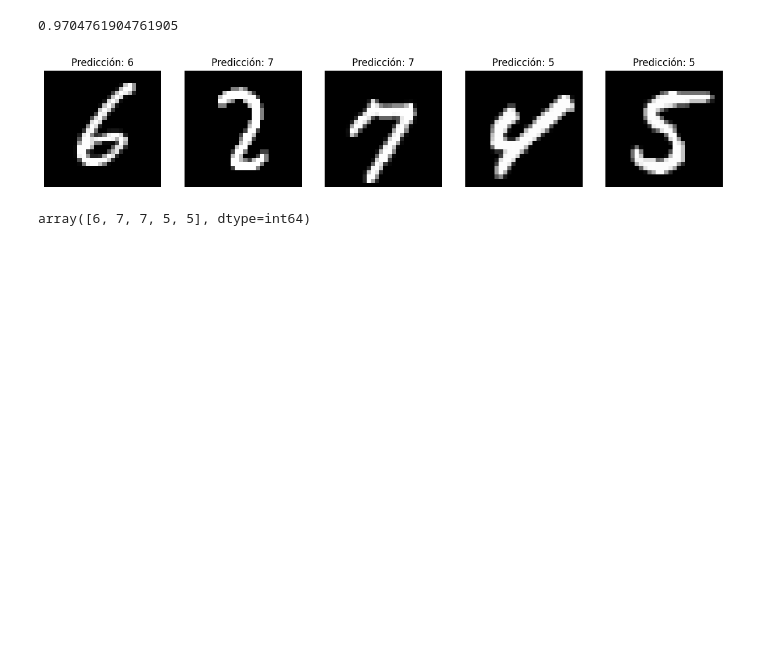
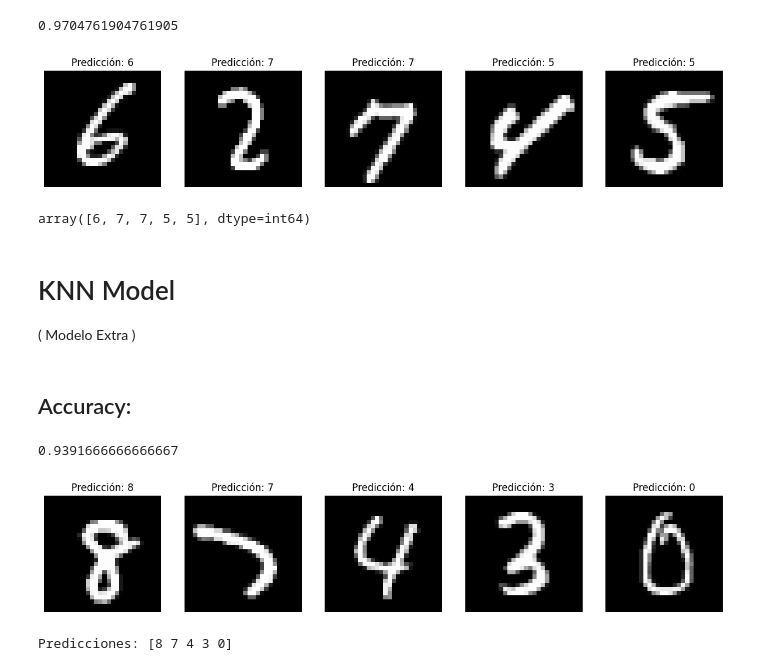
Before and after one commit to Jack200133/LAB3_DataScience, a Jupyter notebook: Part1Model.ipynb, the cells around one changed output. Cells and saved outputs as stored; diff of their text form; code cells hidden in the pictures; blank space fills up the shorter version.

```diff
--- a/Part1Model.ipynb
+++ b/Part1Model.ipynb
@@ -229,3 +233,50 @@ predictions_sk
 # %% [output]
 [figure]
 array([6, 7, 7, 5, 5], dtype=int64)
+# %% [markdown]
+# KNN Model
+( Modelo Extra )
+# %%
+from sklearn.neighbors import KNeighborsClassifier
+
+# Creando el modelo KNN con k=5
+knn_model = KNeighborsClassifier(n_neighbors=5)
+
+# Entrenando el modelo KNN
+knn_model.fit(X_train_sk, y_train_sk)
+
+# Prediciendo las etiquetas en el conjunto de validación
+y_val_pred_knn = knn_model.predict(X_val_sk)
+# %% [markdown]
+## Accuracy:
+# %%
+# Calculando la precisión en el conjunto de validación
+accuracy_knn = accuracy_score(y_val_sk, y_val_pred_knn)
+accuracy_knn
+# %% [output]
+0.9391666666666667
+# %%
+# Preparando las imágenes seleccionadas
+selected_images_knn = test_data.iloc[random_indices].values
+selected_images_knn_scaled = scaler.transform(selected_images_knn)  # Aplicando la misma normalización
+
+# Prediciendo los dígitos usando el modelo KNN
+predictions_knn = knn_model.predict(selected_images_knn_scaled)
+
+# Creando una figura para visualizar las imágenes y predicciones
+fig, axes = plt.subplots(1, 5, figsize=(15, 3))
+
+# Visualizando las imágenes seleccionadas y las predicciones correspondientes
+for i, idx in enumerate(random_indices):
+    image_pixels = selected_images_knn[i].reshape(28, 28)
+    axes[i].imshow(image_pixels, cmap='gray')
+    axes[i].set_title(f"Predicción: {predictions_knn[i]}")
+    axes[i].axis('off')
+
+plt.show()
+
+# Imprimiendo las predicciones
+print("Predicciones:", predictions_knn)
+# %% [output]
+[figure, added]
+Predicciones: [8 7 4 3 0]
```
Also changed, not shown: parts of 8 cells of this notebook.
